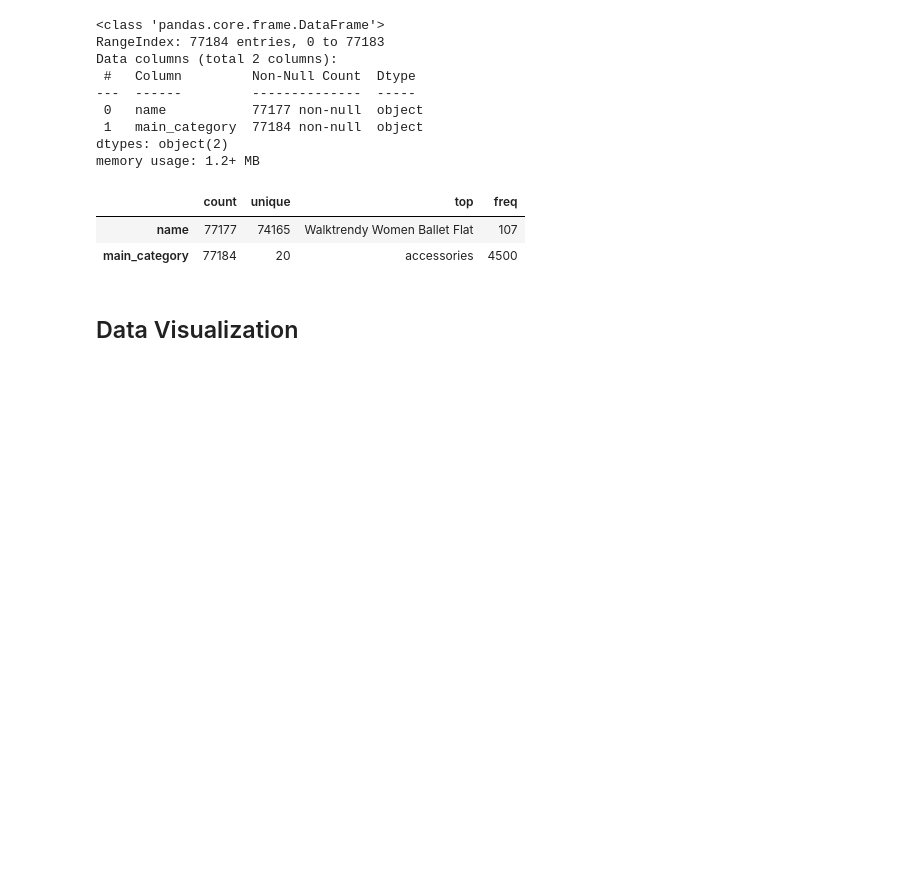
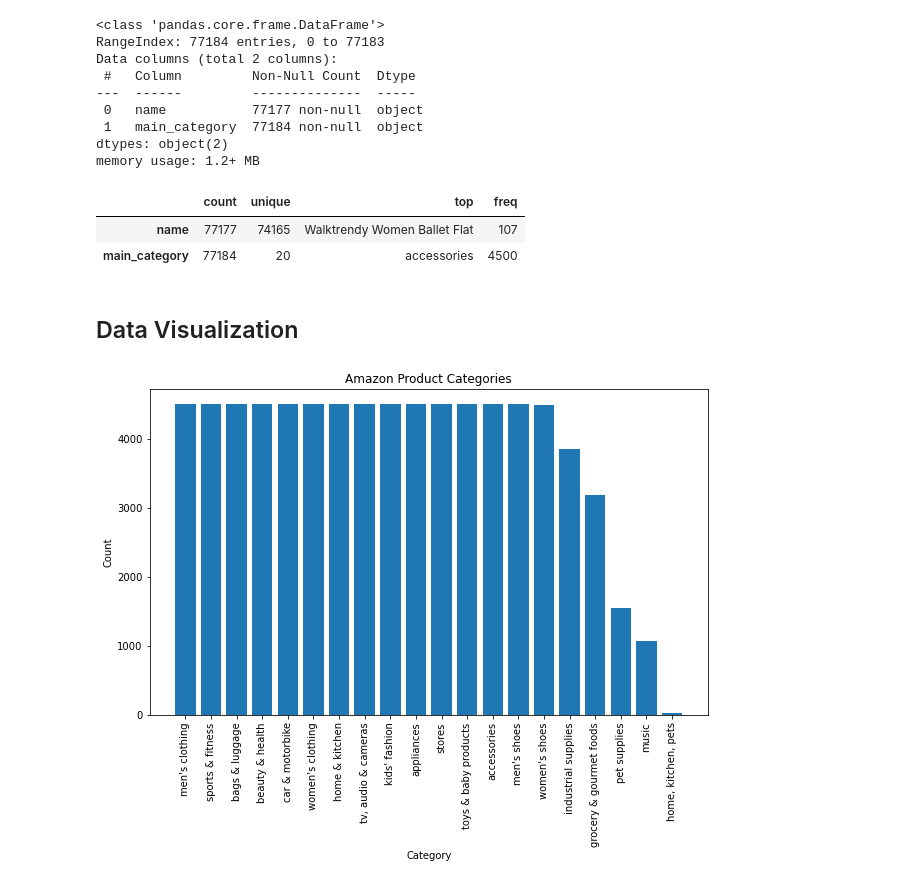
Before and after one commit to bzekeria/cogs109-final-project, a Jupyter notebook: notebooks/02_exploratory_data_analysis.ipynb, the cells around one changed output. Cells and saved outputs as stored; diff of their text form; code cells hidden in the pictures; blank space fills up the shorter version.

```diff
--- a/notebooks/02_exploratory_data_analysis.ipynb
+++ b/notebooks/02_exploratory_data_analysis.ipynb
@@ -46,3 +63,17 @@ df.describe().T
 | main_category | 77184 | 20 | accessories | 4500 |
 # %% [markdown]
 ## Data Visualization
+# %%
+# Bar chart
+plt.figure(figsize=(10, 6))
+plt.bar(df['main_category'].value_counts().index, df['main_category'].value_counts().values)
+plt.xlabel("Category")
+plt.ylabel("Count")
+plt.title("Amazon Product Categories")
+plt.xticks(rotation=90)
+
+plt.savefig("img/bar_chart.png")
+
+plt.show()
+# %% [output]
+[figure, added]
```
Also changed, not shown: parts of 2 cells of this notebook, 5 other files.
